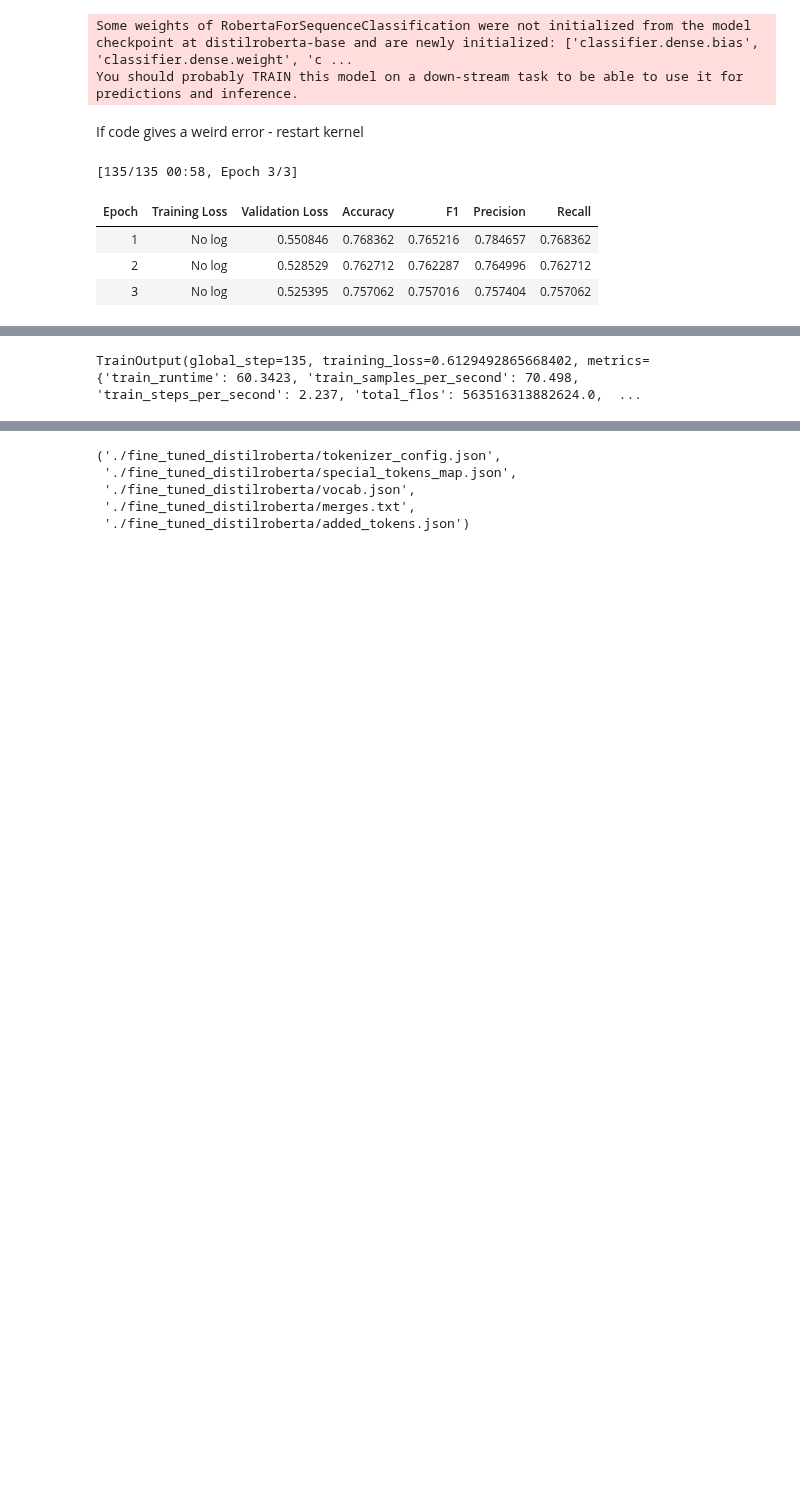
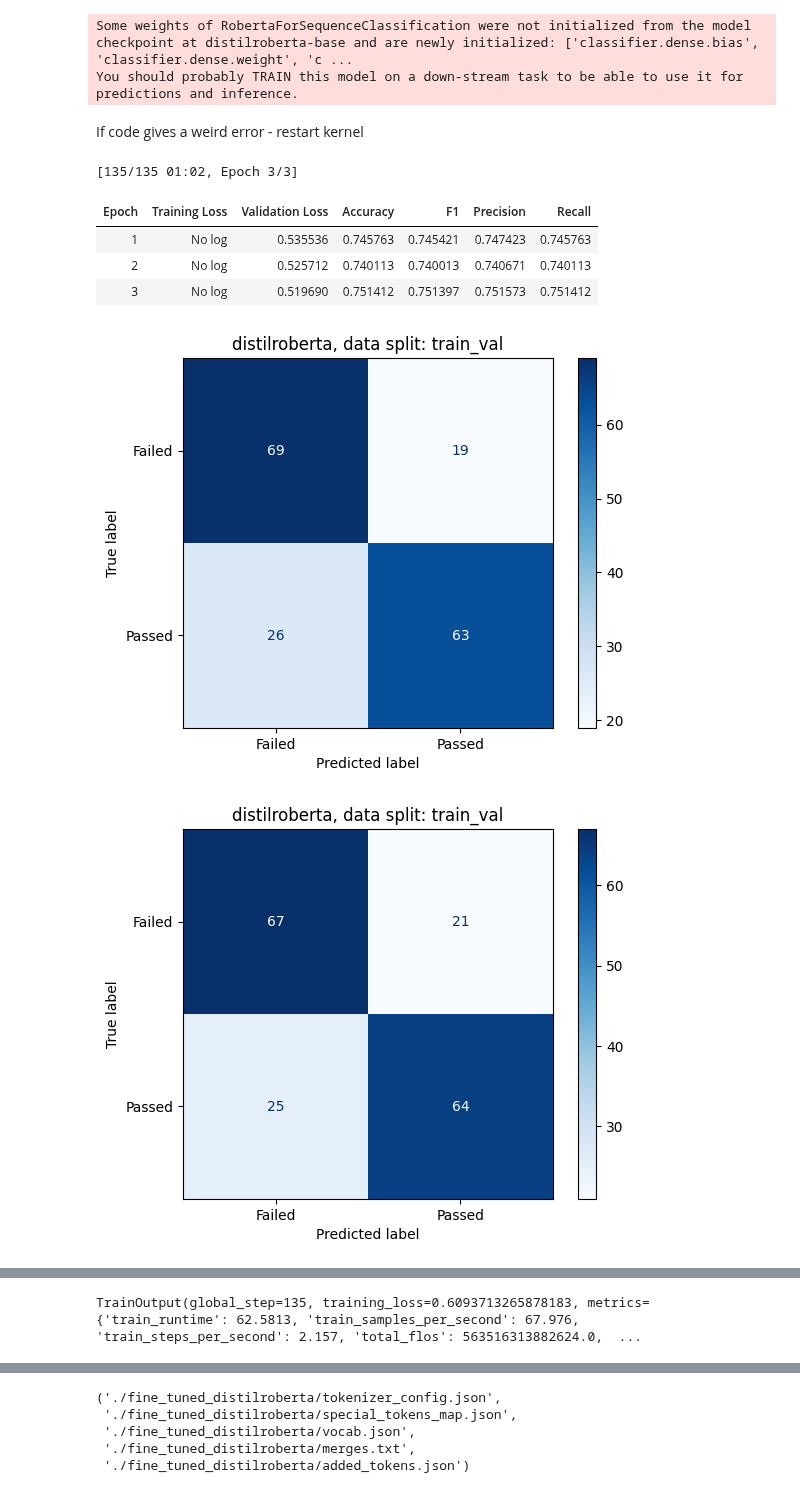
Before and after one commit to sigridbom/NLP_exam, a Jupyter notebook: 3_model_selection/DistilRoBERTa.ipynb, the cells around one changed output, grey strips where cells are left out. Saved outputs shown, nothing was run; the diff lists cells and outputs as text; code cells hidden in the pictures; blank space fills up the shorter version.

Commit message:
added confusion matrices for distilroberta and CV

```diff
--- a/3_model_selection/DistilRoBERTa.ipynb
+++ b/3_model_selection/DistilRoBERTa.ipynb
@@ -63,7 +297,13 @@ tokenized_datasets.set_format("torch")  # Use PyTorch tensors
 # %%
 #random.seed(42)
 # Load RobertaForSequenceClassification with DistilRoBERTa's pre-trained weights
+model_name = 'distilroberta'
 model = RobertaForSequenceClassification.from_pretrained("distilroberta-base", num_labels=2)
+
+results_df = pd.DataFrame(columns=[
+    "model", "split", "accuracy", "f1_score", "roc_auc",
+    "true_negatives", "true_positives", "false_positives", "false_negatives", "precision", "recall",
+    "true_negative_rate", "false_negative_rate", "false_positive_rate"])
 
 # Define evaluation metrics
 def compute_metrics(eval_pred):
@@ -71,6 +311,41 @@ def compute_metrics(eval_pred):
     predictions = logits.argmax(axis=-1)
     precision, recall, f1, _ = precision_recall_fscore_support(labels, predictions, average="weighted")
     acc = accuracy_score(labels, predictions)
+
+    # Confusion Matrix
+    cm = confusion_matrix(labels, predictions)
+    tn, fp, fn, tp = cm.ravel()
+
+    # ROC-AUC Score (binary classification assumed)
+    roc_auc = roc_auc_score(labels, logits[:, 1])#, multi_class='ovr')
+
+    # Plot and save confusion matrix
+    disp = ConfusionMatrixDisplay(confusion_matrix=cm, display_labels=["Failed", "Passed"])
+    disp.plot(cmap=plt.cm.Blues)
+    disp.ax_.set_title(f"{model_name}, data split: {datasplit}")
+    plt.savefig(f'./output/figures/{model_name}_{datasplit}_confusion_matrix.jpeg')
+    #plt.savefig(f"./output/figures/distilroberta_confusion_matrix_epoch_{trainer.state.epoch}.png")
+    #plt.close()
+    plt.show()
+
+    # Append results to DataFrame
+    results_df.loc[len(results_df)] = {
+        "model": model_name,
+        "split": datasplit, #
+        "accuracy": acc,
+        "f1_score": f1,
+        "roc_auc": roc_auc,
+        "true_negatives": tn,
+        "true_positives": tp,
+        "false_positives": fp,
+        "false_negatives": fn,
+        "precision": precision,
+        "recall": recall,
+        "true_negative_rate": tn/(tn+fp),
+        "false_negative_rate": fn/(fn+tp),
+        "false_positive_rate": fp/(fp+tn)
+    }
+
     return {"accuracy": acc, "f1": f1, "precision": precision, "recall": recall}
 
 # Set up training arguments
@@ -85,7 +360,7 @@ training_args = TrainingArguments(
     weight_decay=0.01,
     logging_dir="./logs",
     load_best_model_at_end=True,       # Load the best model based on validation accuracy
-    metric_for_best_model="accuracy",  # Select best model based on validation accuracy
+    metric_for_best_model="f1", #"accuracy",  # Select best model based on validation accuracy
     save_total_limit=2,                 # Save at most 2 checkpoints
     seed = 42
 )
@@ -106,10 +381,13 @@ You should probably TRAIN this model on a down-stream task to be able to use it
 If code gives a weird error - restart kernel
 # %%
 # Train the model
+datasplit = 'train_val'
 trainer.train()
 # %% [output]
-[135/135 00:58, Epoch 3/3]
+[135/135 01:02, Epoch 3/3]
 | Epoch | Training Loss | Validation Loss | Accuracy | F1 | Precision | Recall |
-| 1 | No log | 0.550846 | 0.768362 | 0.765216 | 0.784657 | 0.768362 |
-| 2 | No log | 0.528529 | 0.762712 | 0.762287 | 0.764996 | 0.762712 |
-| 3 | No log | 0.525395 | 0.757062 | 0.757016 | 0.757404 | 0.757062 |
+| 1 | No log | 0.535536 | 0.745763 | 0.745421 | 0.747423 | 0.745763 |
+| 2 | No log | 0.525712 | 0.740113 | 0.740013 | 0.740671 | 0.740113 |
+| 3 | No log | 0.519690 | 0.751412 | 0.751397 | 0.751573 | 0.751412 |
+[figure, added]
+[figure, added]
@@ -116 +395 @@ trainer.train()
-TrainOutput(global_step=135, training_loss=0.6129492865668402, metrics={'train_runtime': 60.3423, 'train_samples_per_second': 70.498, 'train_steps_per_second': 2.237, 'total_flos': 563516313882624.0,  ...
+TrainOutput(global_step=135, training_loss=0.6093713265878183, metrics={'train_runtime': 62.5813, 'train_samples_per_second': 67.976, 'train_steps_per_second': 2.157, 'total_flos': 563516313882624.0,  ...
```
Also changed, not shown: parts of 24 cells of this notebook, 6 other files.
